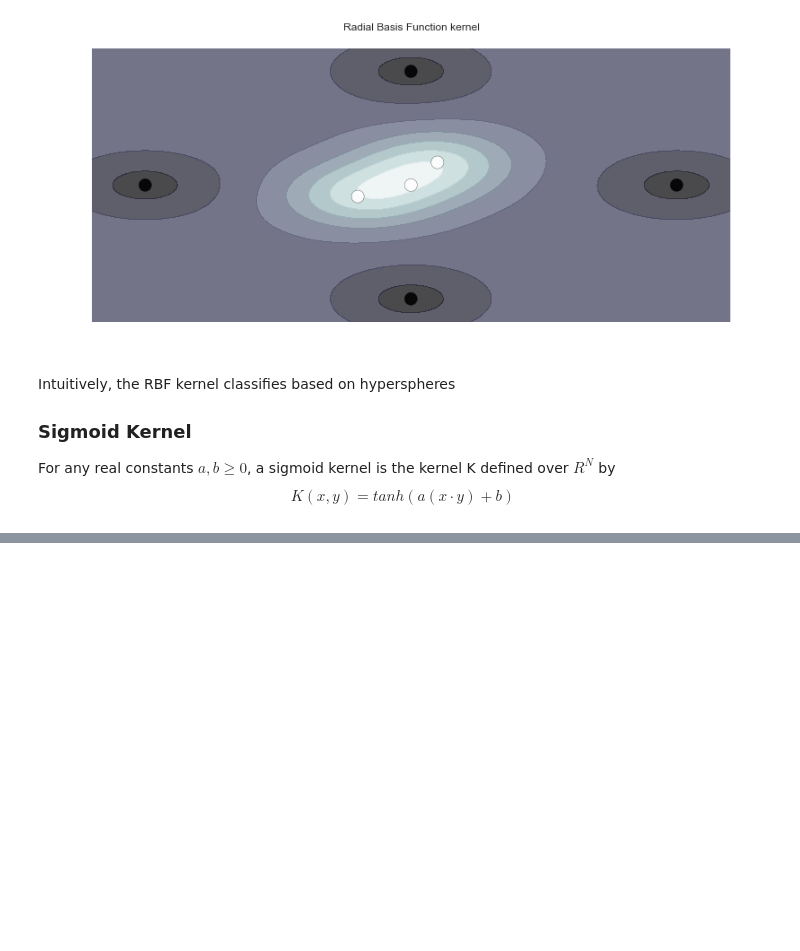
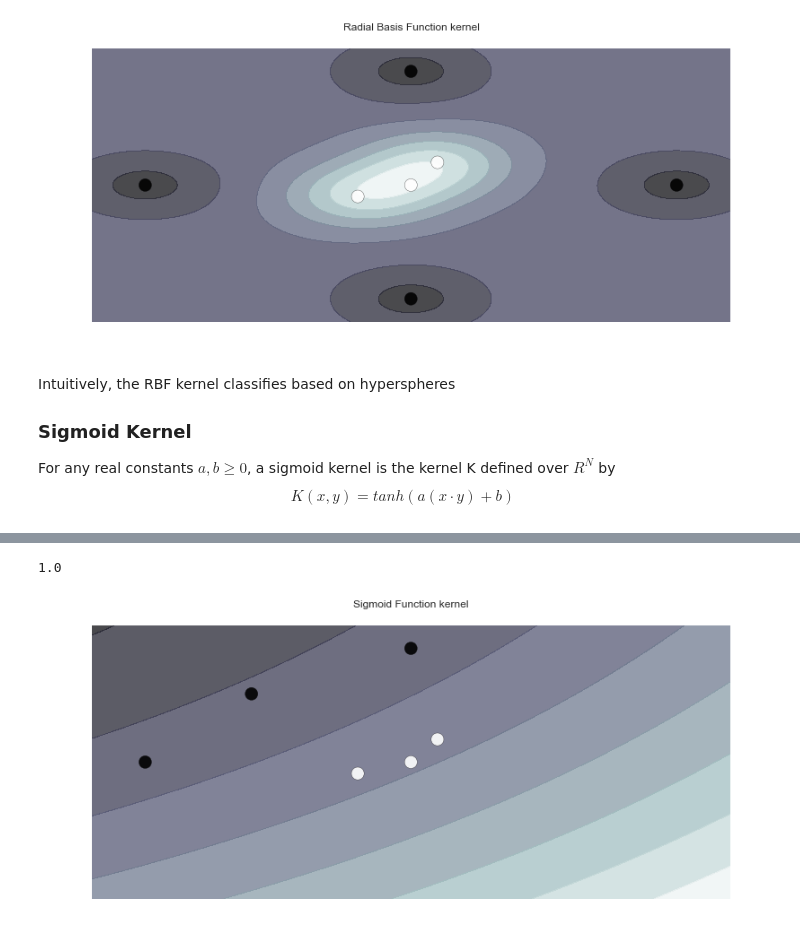
Before and after one commit to jonahwilliams/notebooks, a Jupyter notebook: independent_study/KernelMethodsII.ipynb, the cells around one changed output, grey strips where cells are left out. Saved outputs shown, nothing was run; the diff lists cells and outputs as text; code cells hidden in the pictures; blank space fills up the shorter version.

```diff
--- a/independent_study/KernelMethodsII.ipynb
+++ b/independent_study/KernelMethodsII.ipynb
@@ -198,0 +220,10 @@ $$K(x, y) = tanh(a(x \cdot y) + b)  $$
+# %%
+clf = SVC(kernel="sigmoid", coef0=1, gamma=0.01)
+clf.fit(X, Y)
+
+fig, axes = plt.subplots(1, 1, figsize=(14, 6))
+plot_decision_function(clf, 2, axes, "Sigmoid Function kernel")
+clf.score(X, Y)
+# %% [output]
+1.0
+[figure, added]
```
Also changed, not shown: parts of 8 cells of this notebook, 1 other file.
